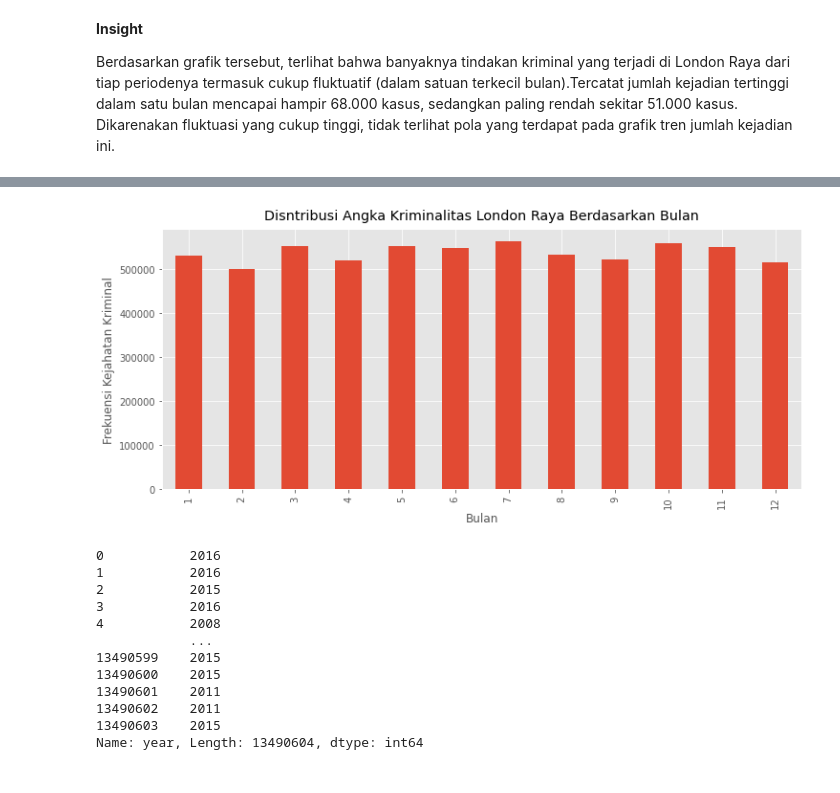
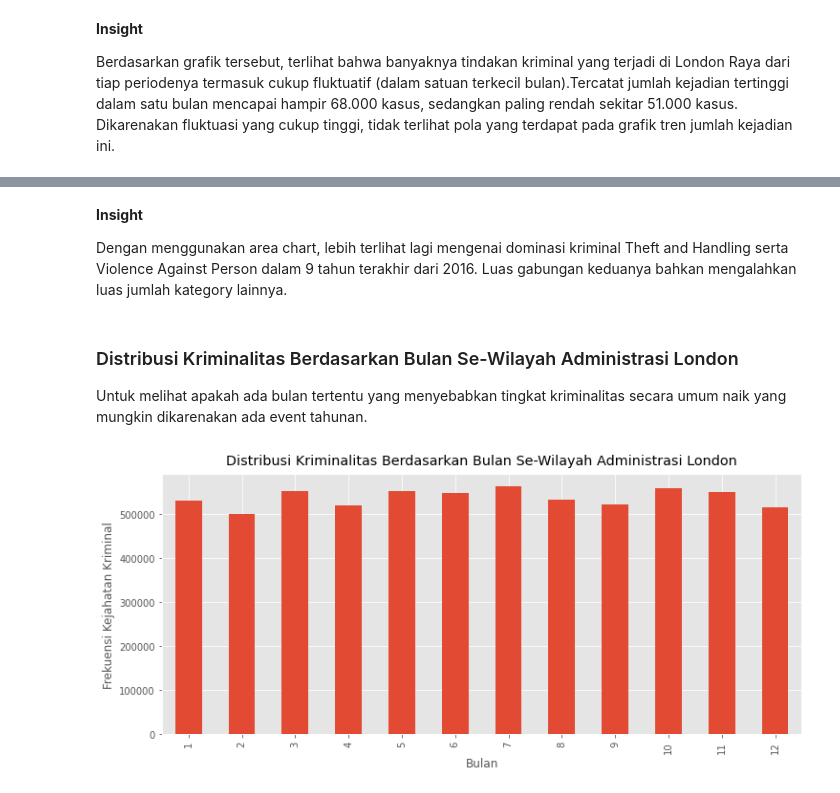
Before and after one commit to aufaf29/london-crime-analysis, a Jupyter notebook: PYTN_Assgn_1_076_Aufa Fadhlurohman.ipynb, the cells around one changed output, grey strips where cells are left out. Cells and saved outputs as stored; diff of their text form; code cells hidden in the pictures.

```diff
--- a/PYTN_Assgn_1_076_Aufa Fadhlurohman.ipynb
+++ b/PYTN_Assgn_1_076_Aufa Fadhlurohman.ipynb
@@ -34,7 +34,7 @@ pd.options.mode.chained_assignment = None
 # %% [markdown]
 ### Persiapan Data
 # %%
-df = pd.read_csv('datasets/london_crime_by_lsoa.csv')
+df = pd.read_csv('dataset/london_crime_by_lsoa.csv')
 # %% [markdown]
 ### Preprocessing
 # %% [markdown]
@@ -228,27 +308,19 @@ Berdasarkan grafik tersebut, terlihat bahwa banyaknya tindakan kriminal yang ter
+# %% [markdown]
+**Insight**
+
+Dengan menggunakan area chart, lebih terlihat lagi mengenai dominasi kriminal Theft and Handling serta Violence Against Person dalam 9 tahun terakhir dari 2016. Luas gabungan keduanya bahkan mengalahkan luas jumlah kategory lainnya.
+# %% [markdown]
+### Distribusi Kriminalitas Berdasarkan Bulan Se-Wilayah Administrasi London
+Untuk melihat apakah ada bulan tertentu yang menyebabkan tingkat kriminalitas secara umum naik yang mungkin dikarenakan ada event tahunan.
 # %%
 plt.figure(figsize=(12, 5))
 
 df_reduced.groupby(['month'])['value'].sum().plot(kind='bar');
 
-plt.title('Disntribusi Angka Kriminalitas London Raya Berdasarkan Bulan', pad=10)
+plt.title('Distribusi Kriminalitas Berdasarkan Bulan Se-Wilayah Administrasi London', pad=10)
 plt.xlabel('Bulan')
 plt.ylabel('Frekuensi Kejahatan Kriminal')
 
 plt.show();
 # %% [output]
-[figure, old version]
+[figure, new version]
-# %%
-df['year']
-# %% [output]
-0           2016
-1           2016
-2           2015
-3           2016
-4           2008
-            ...
-13490599    2015
-13490600    2015
-13490601    2011
-13490602    2011
-13490603    2015
-Name: year, Length: 13490604, dtype: int64
```
Also changed, not shown: parts of 43 cells of this notebook.
